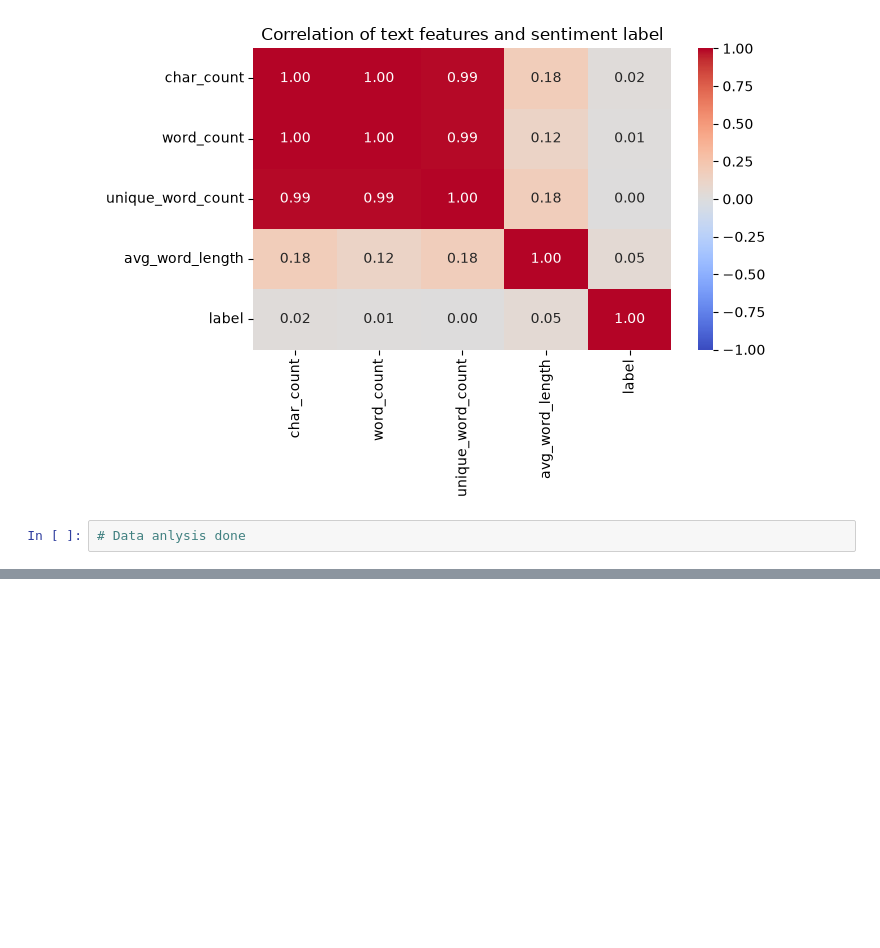
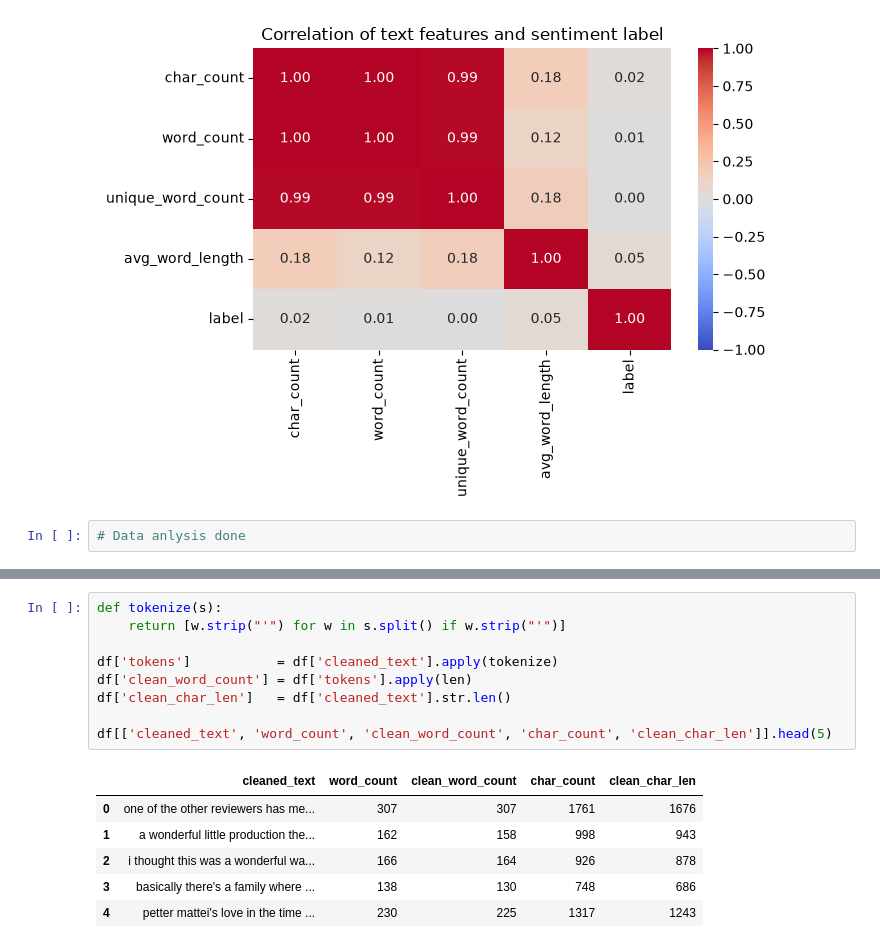
Before and after one commit to omarisleem/bd-a1, a Jupyter notebook: notebook/analysis.ipynb, the cells around one changed output, grey strips where cells are left out. Cells and saved outputs as stored; diff of their text form; blank space fills up the shorter version.

```diff
--- a/notebook/analysis.ipynb
+++ b/notebook/analysis.ipynb
@@ -219,0 +269,16 @@ plt.show()
+# %%
+def tokenize(s):
+    return [w.strip("'") for w in s.split() if w.strip("'")]
+
+df['tokens']           = df['cleaned_text'].apply(tokenize)
+df['clean_word_count'] = df['tokens'].apply(len)
+df['clean_char_len']   = df['cleaned_text'].str.len()
+
+df[['cleaned_text', 'word_count', 'clean_word_count', 'char_count', 'clean_char_len']].head(5)
+# %% [output]
+|  | cleaned_text | word_count | clean_word_count | char_count | clean_char_len |
+| 0 | one of the other reviewers has me... | 307 | 307 | 1761 | 1676 |
+| 1 | a wonderful little production the... | 162 | 158 | 998 | 943 |
+| 2 | i thought this was a wonderful wa... | 166 | 164 | 926 | 878 |
+| 3 | basically there's a family where ... | 138 | 130 | 748 | 686 |
+| 4 | petter mattei's love in the time ... | 230 | 225 | 1317 | 1243 |
```
Also changed, not shown: parts of 11 cells of this notebook, 2 other files.
